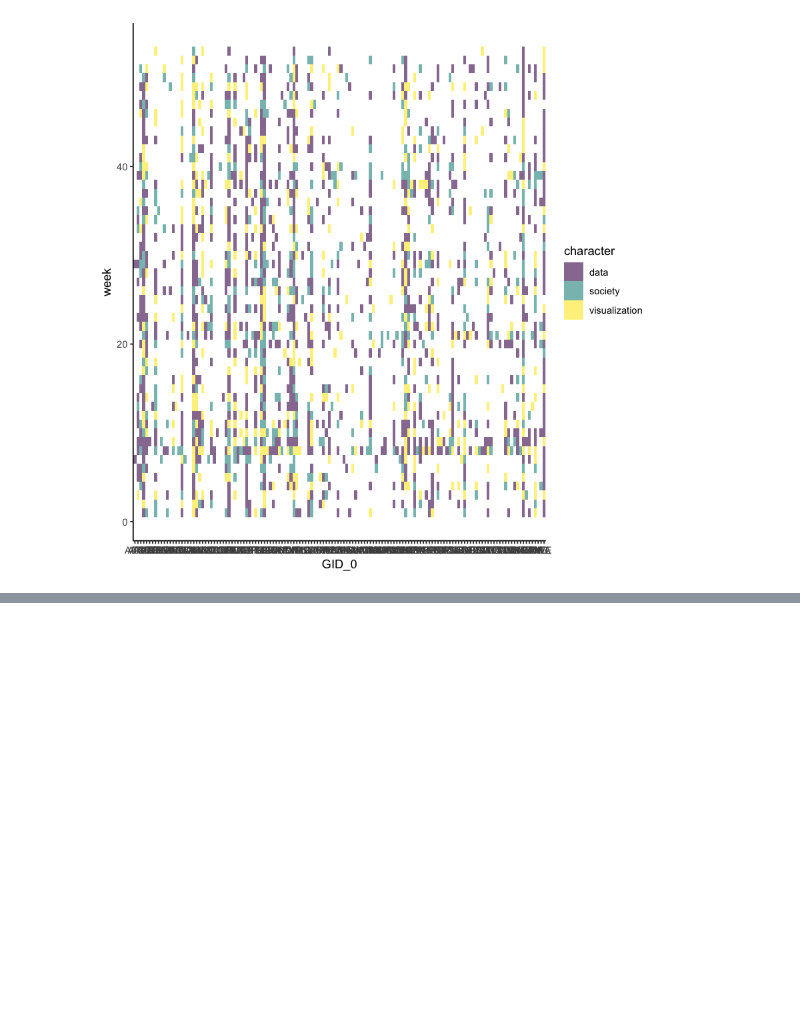
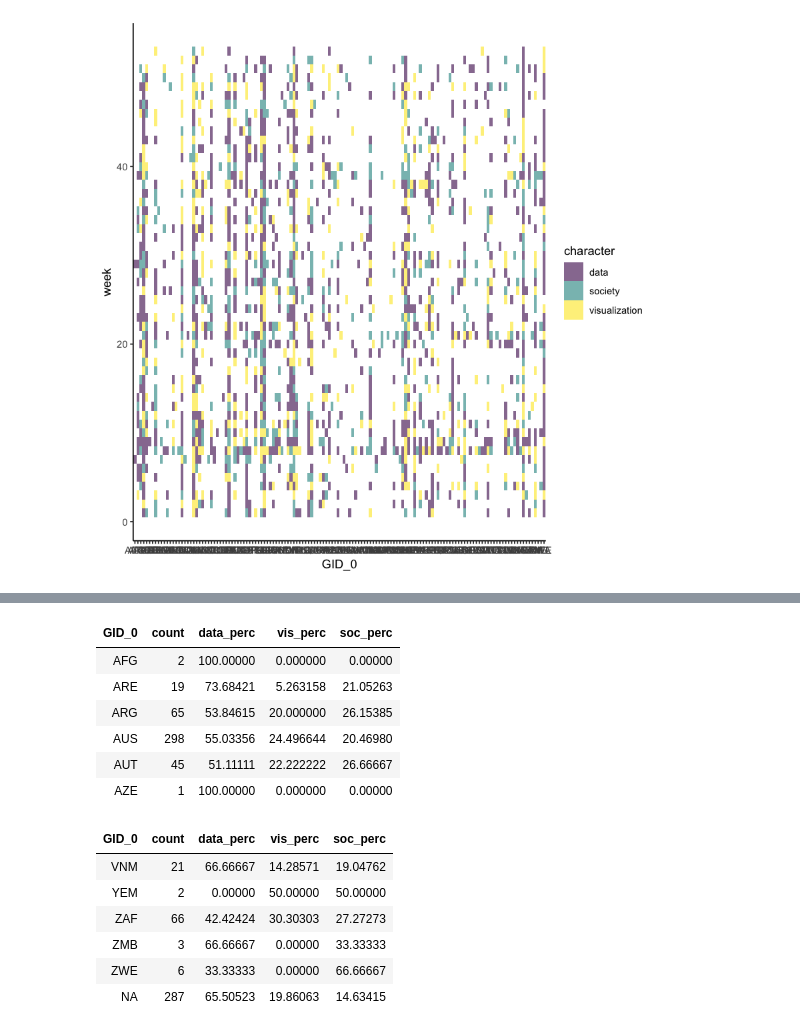
Before and after one commit to gretacv/dvs, a Jupyter notebook: year_challenge.ipynb, the cells around one changed output, grey strips where cells are left out. Drawn from its saved outputs; the diff is of its cells as text; code cells hidden in the pictures; blank space fills up the shorter version.

```diff
--- a/year_challenge.ipynb
+++ b/year_challenge.ipynb
@@ -347,0 +362,9 @@ head(d_char)
+# %%
+country_perc = d_all %>%
+                group_by(GID_0) %>%
+                summarize(data_char=sum(character == "data"),
+                         vis_char = sum(character == "visualization"),
+                         soc_char = sum(character == "society"),
+                         count = length(GID_0))%>%
+                mutate(data_perc = (data_char/count)*100, vis_perc = (vis_char/count)*100, soc_perc = (soc_char/count)*100)%>%
+                select(GID_0, count, data_perc, vis_perc, soc_perc)
@@ -347,0 +374,18 @@ head(d_char)
+# %%
+head(country_perc)
+tail(country_perc)
+# %% [output]
+| GID_0 | count | data_perc | vis_perc | soc_perc |
+| AFG | 2 | 100.00000 | 0.000000 | 0.00000 |
+| ARE | 19 | 73.68421 | 5.263158 | 21.05263 |
+| ARG | 65 | 53.84615 | 20.000000 | 26.15385 |
+| AUS | 298 | 55.03356 | 24.496644 | 20.46980 |
+| AUT | 45 | 51.11111 | 22.222222 | 26.66667 |
+| AZE | 1 | 100.00000 | 0.000000 | 0.00000 |
+| GID_0 | count | data_perc | vis_perc | soc_perc |
+| VNM | 21 | 66.66667 | 14.28571 | 19.04762 |
+| YEM | 2 | 0.00000 | 50.00000 | 50.00000 |
+| ZAF | 66 | 42.42424 | 30.30303 | 27.27273 |
+| ZMB | 3 | 66.66667 | 0.00000 | 33.33333 |
+| ZWE | 6 | 33.33333 | 0.00000 | 66.66667 |
+| NA | 287 | 65.50523 | 19.86063 | 14.63415 |
```
Also changed, not shown: parts of 8 cells of this notebook.
